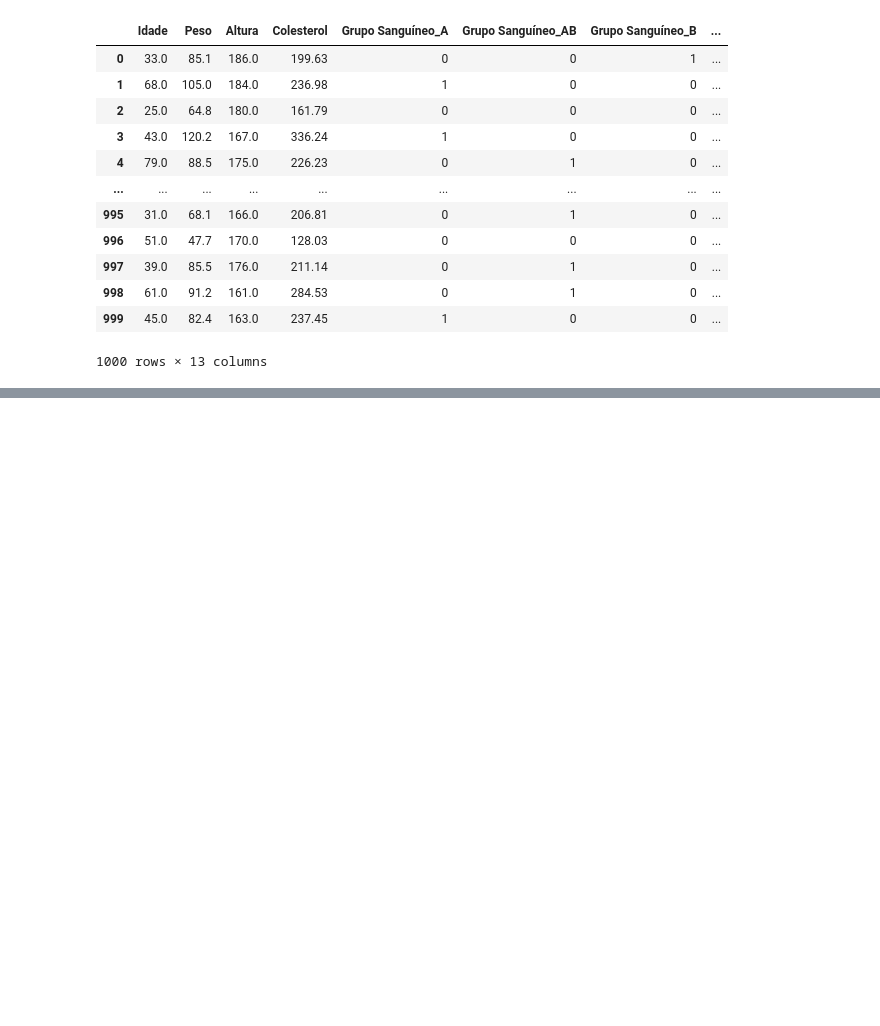
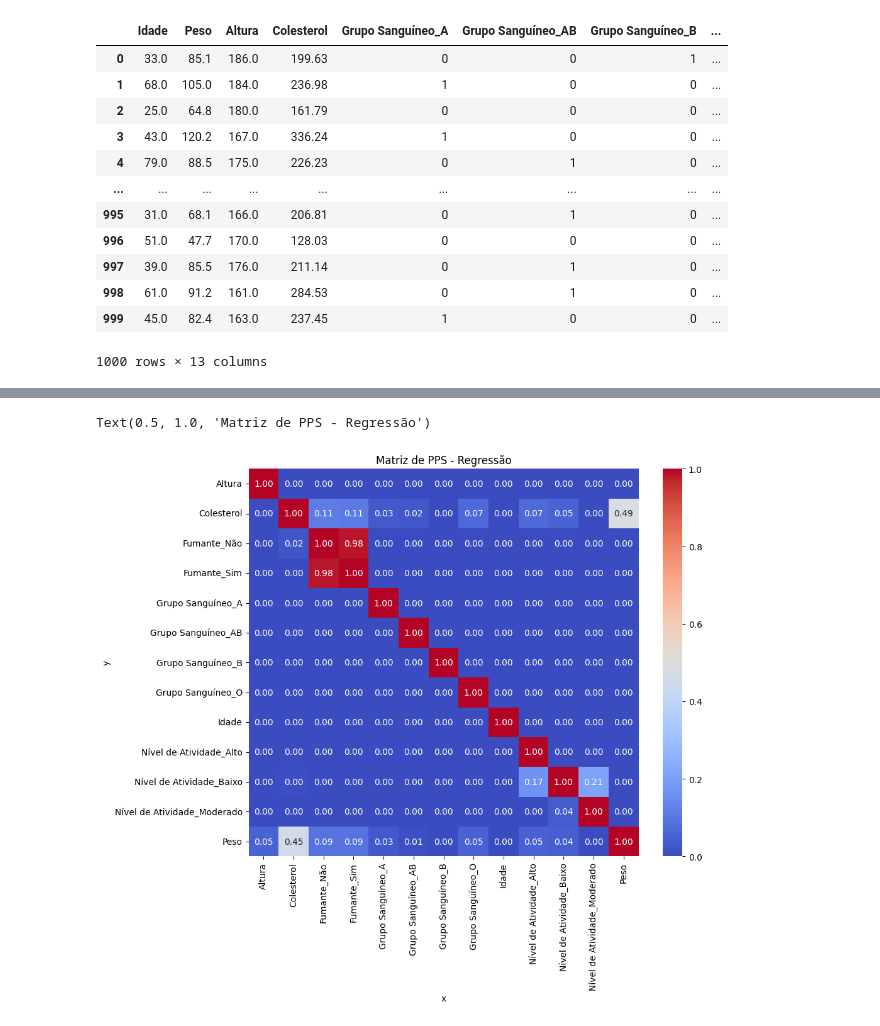
Before and after one commit to angelomedeiros/formacao-ia-supervisionado-complemento, a Jupyter notebook: pps.ipynb, the cells around one changed output, grey strips where cells are left out. Drawn from its saved outputs; the diff is of its cells as text; code cells hidden in the pictures; blank space fills up the shorter version.

Commit message:
feat: PPS e Matriz de Correlação - Regressão

```diff
--- a/pps.ipynb
+++ b/pps.ipynb
@@ -43,0 +46,4 @@ df
+# %%
+# Calcular PPS entre as variáveis
+pps_matrix_reg = pps.matrix(df)
+pps_matrix_reg
@@ -43,0 +64,4 @@ df
+# %%
+# Ajustar a matriz para fazer o plot
+pps_matrix_reg_pivot = pps_matrix_reg[['x', 'y', 'ppscore']].pivot(columns='x', index='y', values='ppscore')
+pps_matrix_reg_pivot
@@ -43,0 +84,8 @@ df
+# %%
+# Plotar a matriz de PPS
+plt.figure(figsize=(10, 8))
+sns.heatmap(pps_matrix_reg_pivot, annot=True, fmt=".2f", cmap='coolwarm')
+plt.title('Matriz de PPS - Regressão')
+# %% [output]
+Text(0.5, 1.0, 'Matriz de PPS - Regressão')
+[figure, added]
```
Also changed, not shown: parts of 7 cells of this notebook.
